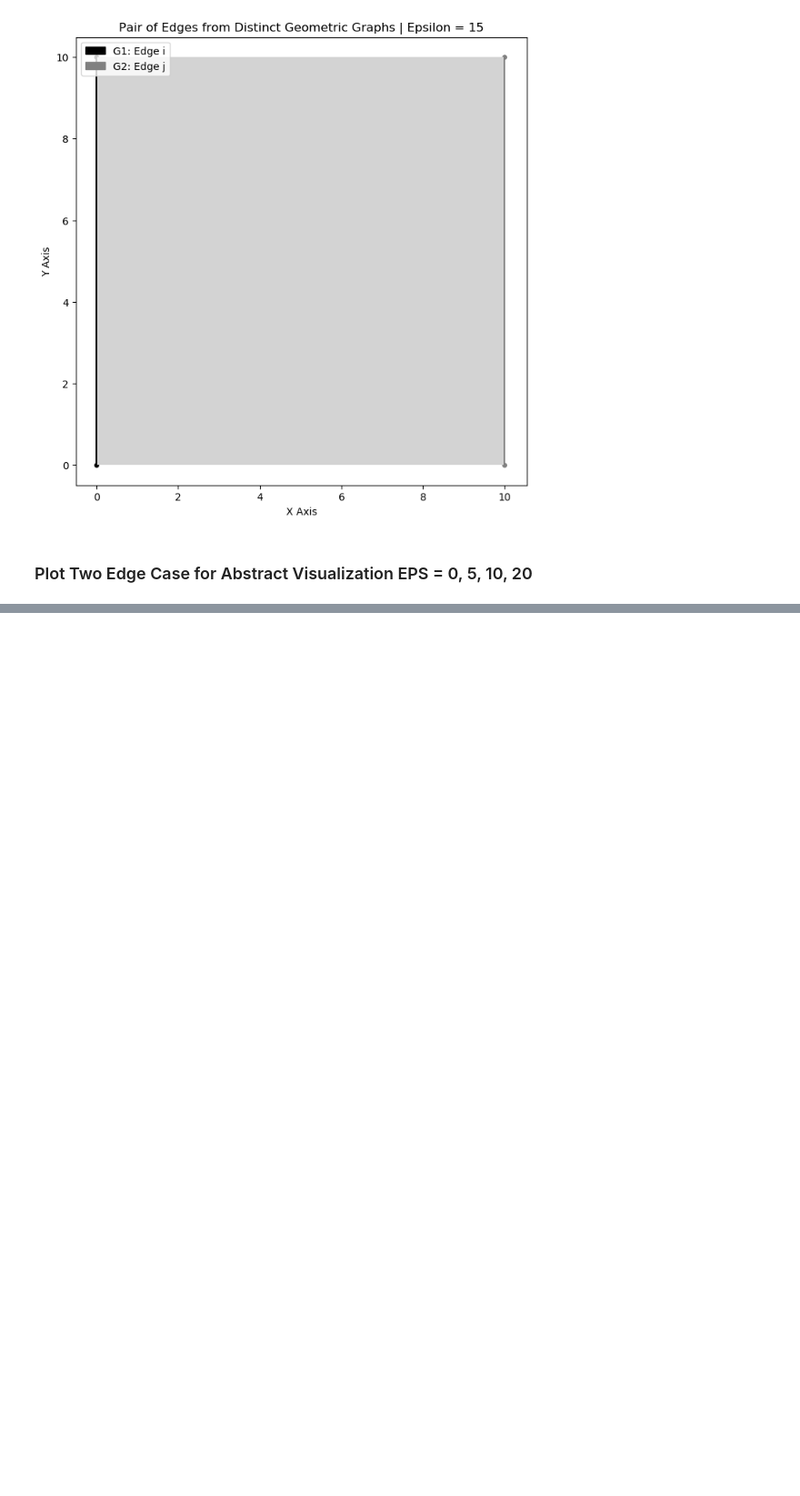
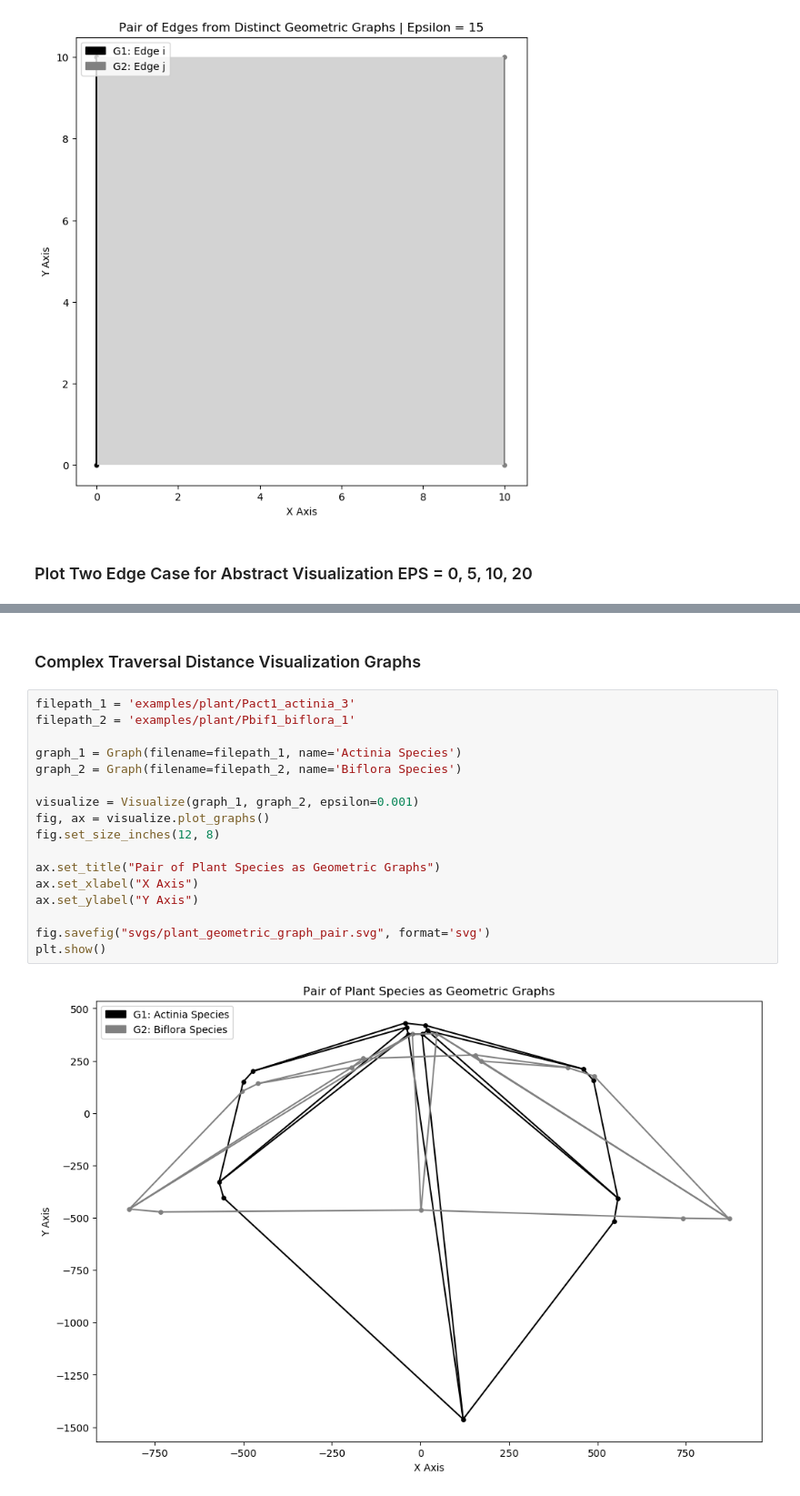
Before and after one commit to compgeomTU/will_rodman_thesis, a Jupyter notebook: images/image_generator.ipynb, the cells around one changed output, grey strips where cells are left out. Shown at 91% size. Cells and saved outputs as stored; diff of their text form; blank space fills up the shorter version.

```diff
--- a/images/image_generator.ipynb
+++ b/images/image_generator.ipynb
@@ -189,0 +199,21 @@ for idx, epsilon in enumerate(epsilons):
+# %% [markdown]
+### Complex Traversal Distance Visualization Graphs
+# %%
+filepath_1 = 'examples/plant/Pact1_actinia_3'
+filepath_2 = 'examples/plant/Pbif1_biflora_1'
+
+graph_1 = Graph(filename=filepath_1, name='Actinia Species')
+graph_2 = Graph(filename=filepath_2, name='Biflora Species')
+
+visualize = Visualize(graph_1, graph_2, epsilon=0.001)
+fig, ax = visualize.plot_graphs()
+fig.set_size_inches(12, 8)
+
+ax.set_title("Pair of Plant Species as Geometric Graphs")
+ax.set_xlabel("X Axis")
+ax.set_ylabel("Y Axis")
+
+fig.savefig("svgs/plant_geometric_graph_pair.svg", format='svg')
+plt.show()
+# %% [output]
+[figure, added]
```
Also changed, not shown: parts of 5 cells of this notebook, 24 other files.
